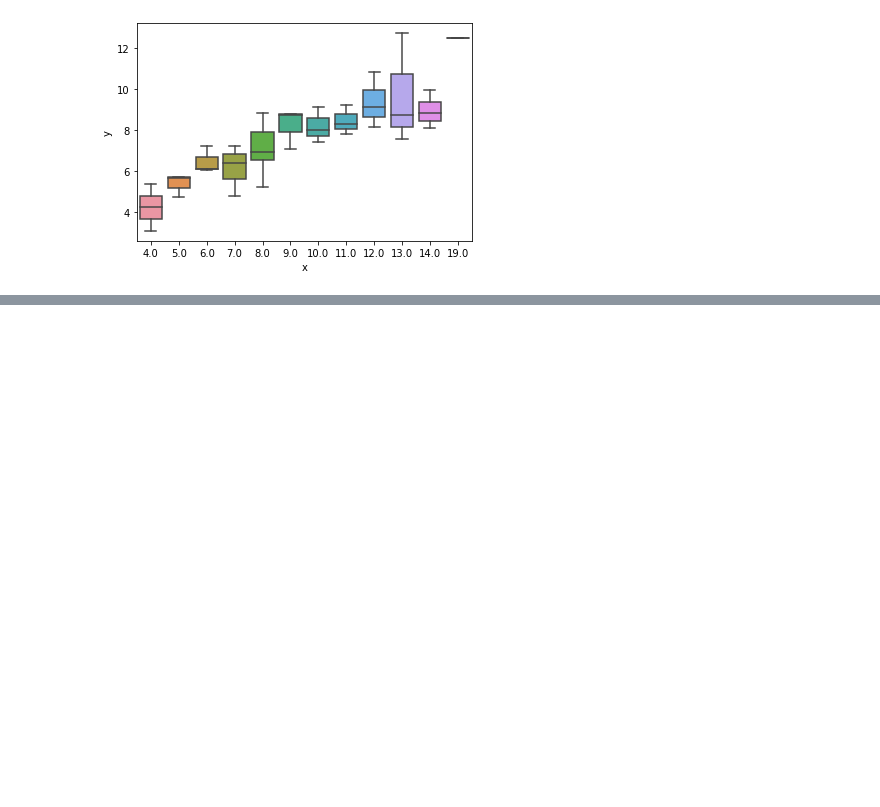
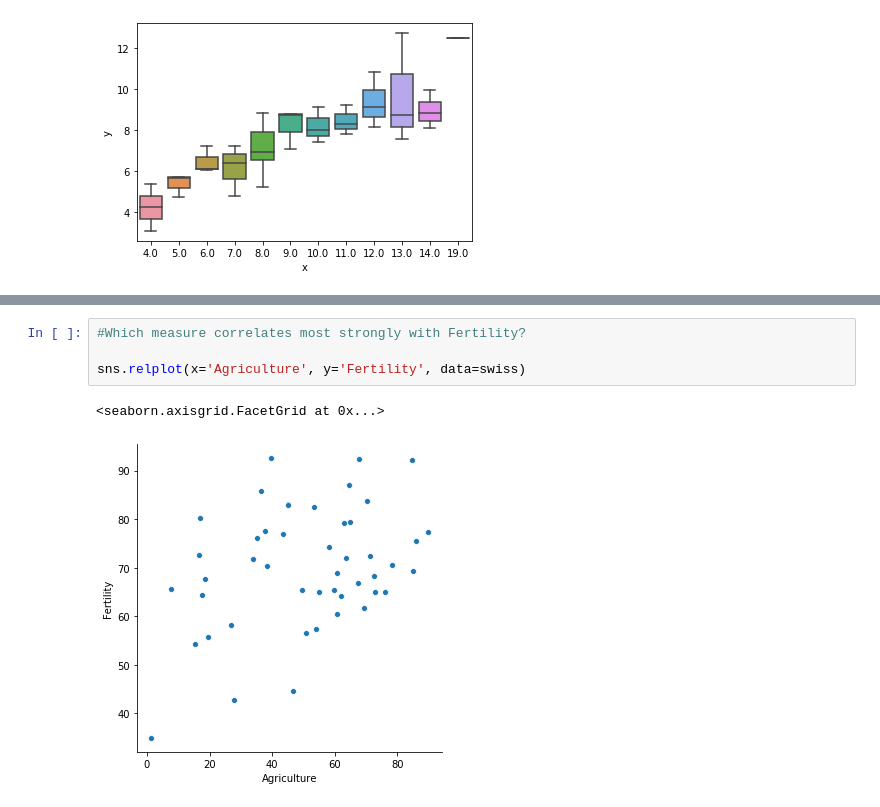
Before and after one commit to nickjoseph210/PythonExercises, a Jupyter notebook: 4.8.5_seaborn_exercises.ipynb, the cells around one changed output, grey strips where cells are left out. Saved outputs shown, nothing was run; the diff lists cells and outputs as text; blank space fills up the shorter version.

```diff
--- a/4.8.5_seaborn_exercises.ipynb
+++ b/4.8.5_seaborn_exercises.ipynb
@@ -126,0 +212,7 @@ insect_sprays.head()
+# %%
+#Which measure correlates most strongly with Fertility?
+
+sns.relplot(x='Agriculture', y='Fertility', data=swiss)
+# %% [output]
+<seaborn.axisgrid.FacetGrid at 0x...>
+[figure, added]
```
Also changed, not shown: parts of 14 cells of this notebook.
